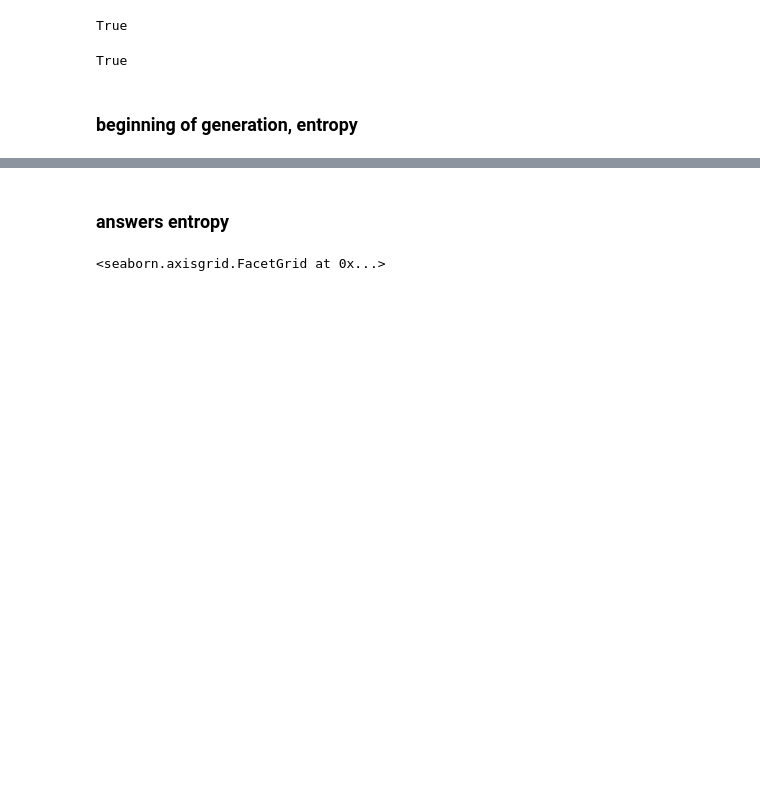
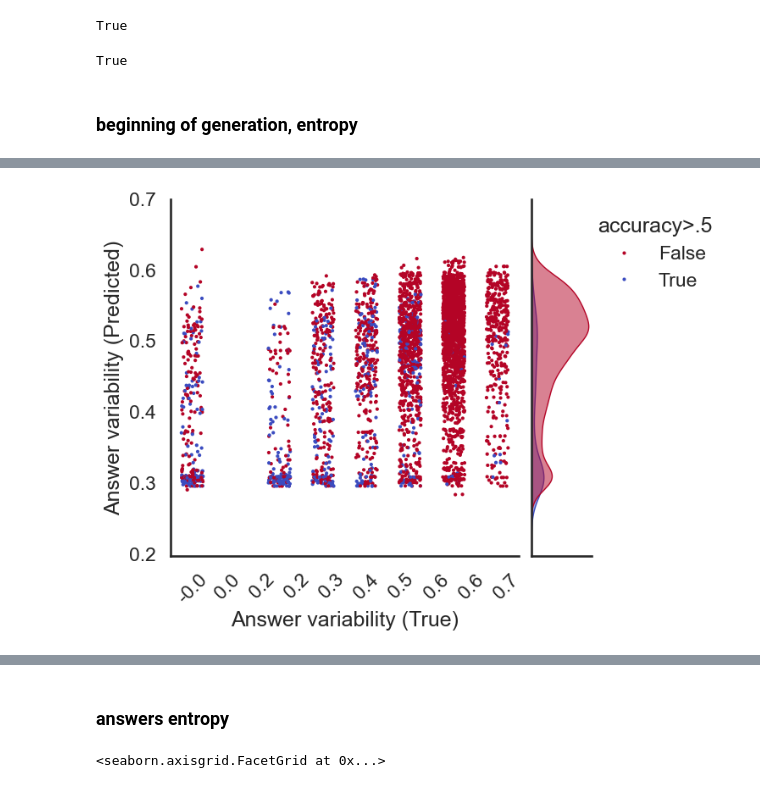
Before and after one commit to carloalbertobono/llm-uncertainty, a Jupyter notebook: pipeline-regressor.ipynb, the cells around one changed output, grey strips where cells are left out. Cells and saved outputs as stored; diff of their text form; code cells hidden in the pictures; blank space fills up the shorter version.

```diff
--- a/pipeline-regressor.ipynb
+++ b/pipeline-regressor.ipynb
@@ -252,4 +251,49 @@ True        2
 Name: count, dtype: int64
+# %%
+import matplotlib.pyplot as plt
+import seaborn as sns
+import matplotlib.colors as mcolors
+import numpy as np
+
+# Define normalization and color palette
+norm = mcolors.PowerNorm(gamma=2, vmin=0, vmax=1)
+cmap = plt.cm.coolwarm_r
+colors = [mcolors.to_hex(cmap(norm(value))) for value in correct_mean]
+palette = {val: col for val, col in zip(correct_mean, colors)}
+
+# Create JointGrid for custom main plot + marginals
+g = sns.JointGrid(x=np.round(y_res.values, 1), y=pred)
+
+# MAIN PLOT (center): stripplot
+sns.stripplot(x=np.round(y_res.values,1), y=pred,
+              hue=correct_mean_thr,
+              palette=palette, size=3, jitter=0.25, ax=g.ax_joint)
+
+
+sns.kdeplot(y=pred, hue=correct_mean_thr,
+            ax=g.ax_marg_y, fill=True,
+            palette=palette, linewidth=1, alpha=0.5, common_norm=True)
+g.ax_marg_y.legend_.remove()
+
+# Adjust the legend (move to top-right outside plot)
+sns.move_legend(g.ax_joint, "upper left", bbox_to_anchor=(1.175, 1), frameon=False, title='accuracy>.5')
+
+# Despine, style, labels
+sns.despine()
+g.set_axis_labels("Answer variability (True)", "Answer variability (Predicted)")
+# g.ax_joint.set_title(f'Answer variability regression ({target})')
+
+# Fix x-axis ticks
+from matplotlib.ticker import MaxNLocator
+g.ax_joint.xaxis.set_major_locator(MaxNLocator(nbins=10))
+g.ax_joint.set_xticklabels(g.ax_joint.get_xticklabels(), rotation=45)
+
+g.ax_marg_x.remove()
+
+
+plt.show()
+# %% [output]
+[figure, added]
 # %%
 import matplotlib.colors as mcolors
 
```
Also changed, not shown: parts of 21 cells of this notebook, 7 other files.
